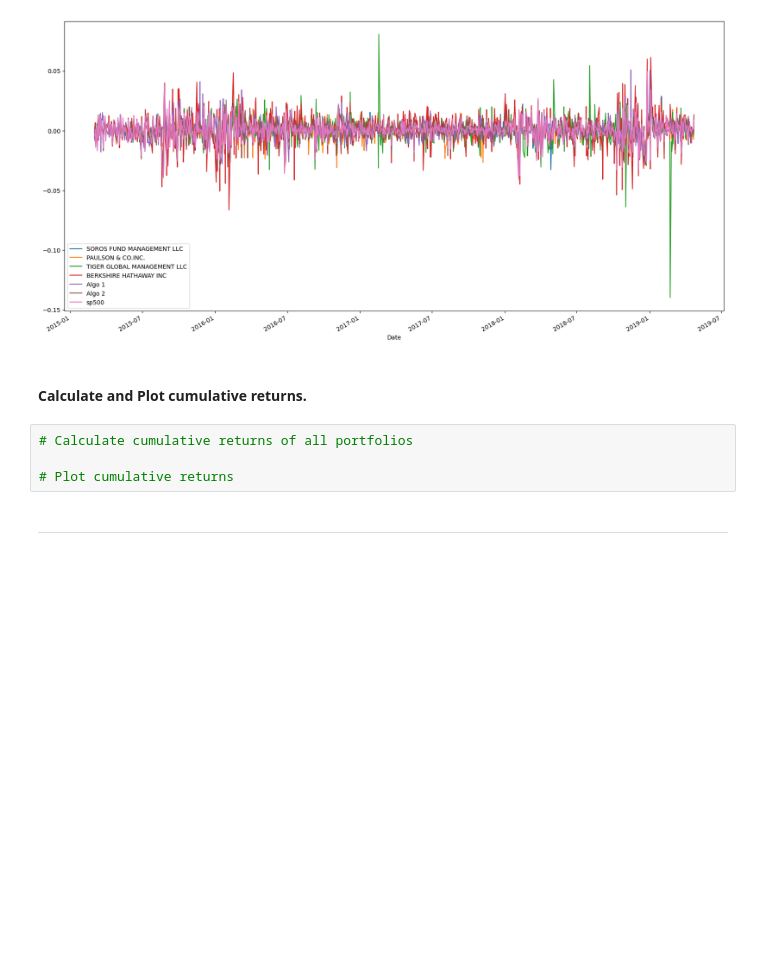
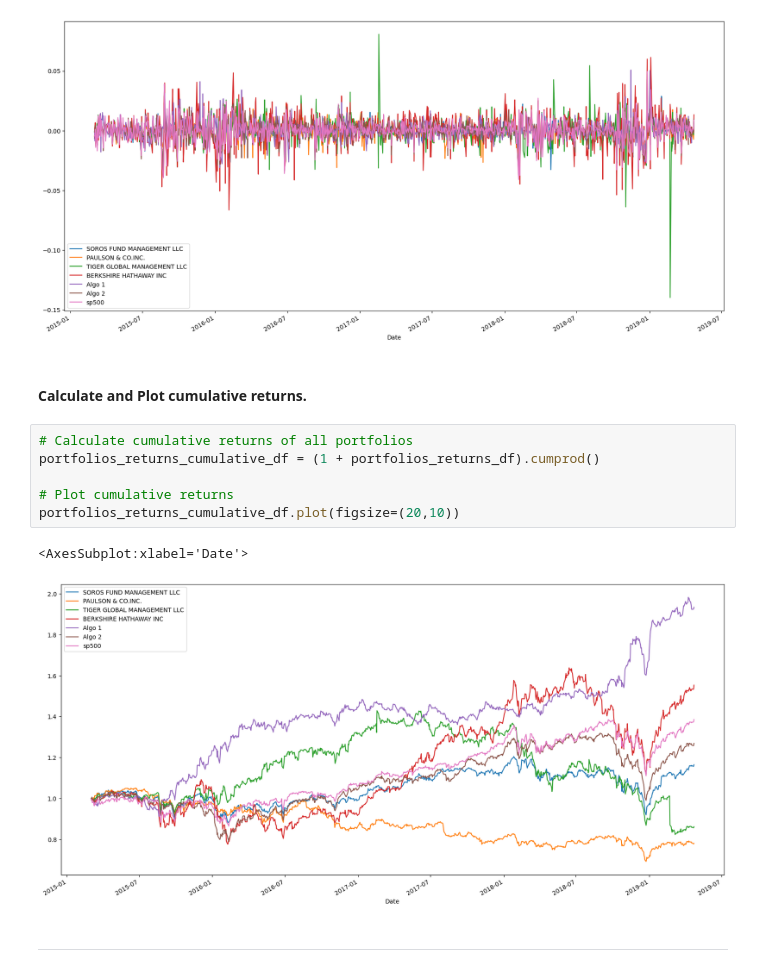
Before and after one commit to scoopcash/Module4, a Jupyter notebook: Starter_Code 2/whale_analysis.ipynb, the cells around one changed output. Saved outputs shown, nothing was run; the diff lists cells and outputs as text; blank space fills up the shorter version.

```diff
--- a/Starter_Code 2/whale_analysis.ipynb
+++ b/Starter_Code 2/whale_analysis.ipynb
@@ -241,8 +241,13 @@ portfolios_returns_df.plot(figsize=(20,10))
 #### Calculate and Plot cumulative returns.
 # %%
 # Calculate cumulative returns of all portfolios
+portfolios_returns_cumulative_df = (1 + portfolios_returns_df).cumprod()
 
 # Plot cumulative returns
+portfolios_returns_cumulative_df.plot(figsize=(20,10))
+# %% [output]
+<AxesSubplot:xlabel='Date'>
+[figure, added]
 # %% [markdown]
 ---
 # %% [markdown]
```
Also changed, not shown: parts of 3 cells of this notebook.
